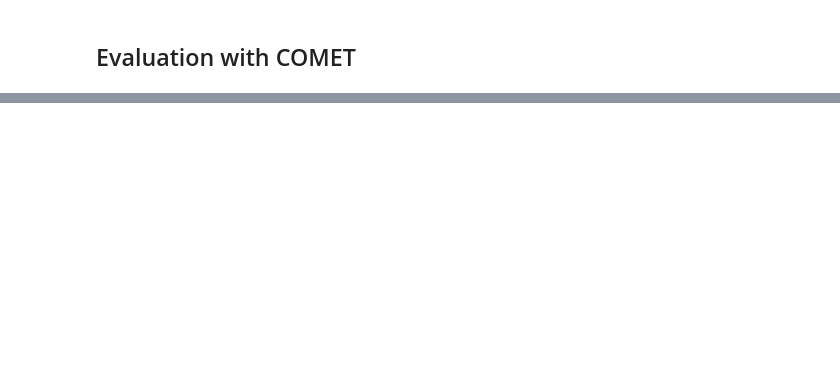
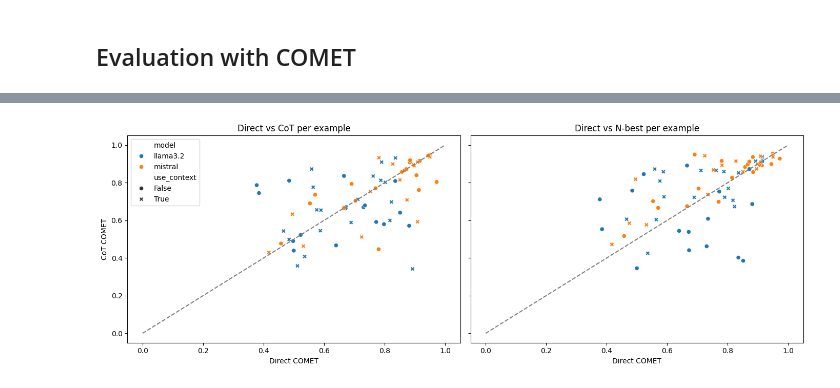
Before and after one commit to phtryll/nlp-labs, a Jupyter notebook: mt-translation/mt-translation.ipynb, the cells around one changed output, grey strips where cells are left out. Drawn from its saved outputs; the diff is of its cells as text; code cells hidden in the pictures; blank space fills up the shorter version.

```diff
--- a/mt-translation/mt-translation.ipynb
+++ b/mt-translation/mt-translation.ipynb
@@ -476,0 +1074,53 @@ run_translation(
+# %%
+#| echo: false
+#| fig-cap: "Direct vs CoT and N-best COMET scores per example"
+#| label: fig:comet_scatterplots
+
+import matplotlib.pyplot as plt
+import seaborn as sns
+
+fig, axes = plt.subplots(
+    nrows=1,
+    ncols=2,
+    figsize=(14, 5),
+    sharex=True,
+    sharey=True,
+)
+
+# Direct vs CoT
+sns.scatterplot(
+    data=res_all_models,
+    x="direct_comet",
+    y="cot_comet",
+    hue="model",
+    style="use_context",
+    ax=axes[0],
+)
+
+axes[0].plot([0, 1], [0, 1], linestyle="--", color="gray")
+axes[0].set_xlabel("Direct COMET")
+axes[0].set_ylabel("CoT COMET")
+axes[0].set_title("Direct vs CoT per example")
+
+# Direct vs N-best
+sns.scatterplot(
+    data=res_all_models,
+    x="direct_comet",
+    y="nbest_best_score",
+    hue="model",
+    style="use_context",
+    ax=axes[1],
+)
+
+axes[1].plot([0, 1], [0, 1], linestyle="--", color="gray")
+axes[1].set_xlabel("Direct COMET")
+axes[1].set_ylabel("N-best COMET")
+axes[1].set_title("Direct vs N-best per example")
+
+# Remove duplicate legends
+axes[1].legend_.remove()
+
+plt.tight_layout()
+plt.show()
+# %% [output]
+[figure, added]
```
Also changed, not shown: parts of 69 cells of this notebook, 1 other file.
